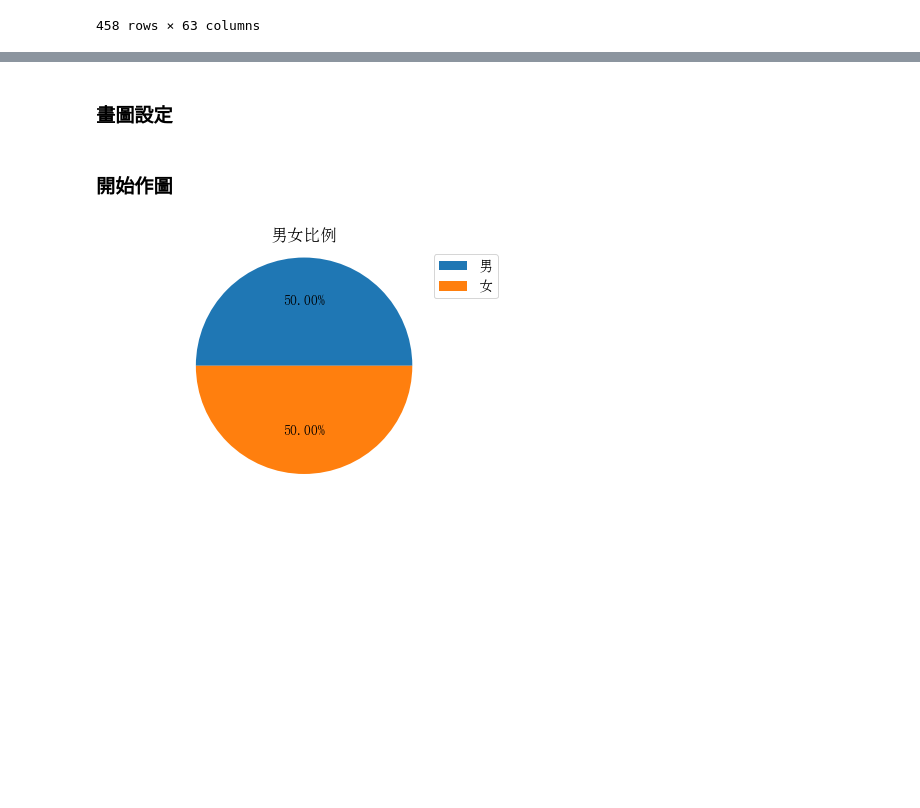
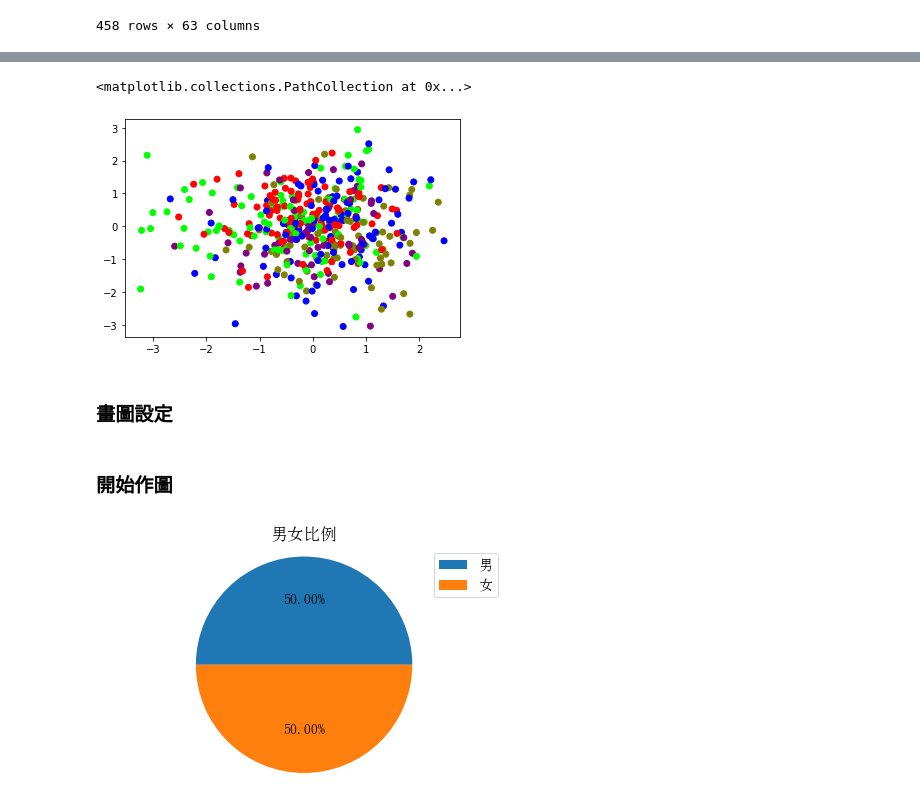
Before and after one commit to jerrylin0505/Multicovariance, a Jupyter notebook: Project3/畫圖.ipynb, the cells around one changed output, grey strips where cells are left out. Saved outputs shown, nothing was run; the diff lists cells and outputs as text; code cells hidden in the pictures; blank space fills up the shorter version.

```diff
--- a/Project3/畫圖.ipynb
+++ b/Project3/畫圖.ipynb
@@ -37,0 +46,3 @@ picture["Count"] = 1
+# %%
+fca_data = df.iloc[:,49:62]
+fca_data
@@ -37,0 +63,12 @@ picture["Count"] = 1
+# %%
+# 我們只要最大的兩個主成分。scikit-learn 會自動幫我們
+# 依照 eigenvalue 的大小排序共變異數矩陣的 eigenvectors
+n_components = 2
+random_state = 9527
+pca = PCA(n_components=n_components,
+          random_state=random_state)
+# %%
+New_fca_data = pca.fit_transform(fca_data)
+New_fca_data = pd.DataFrame(New_fca_data)
+New_fca_data["QCL_1"]= df["QCL_1"]
+New_fca_data
@@ -38,3 +105,9 @@ picture["Count"] = 1
+# %%
+plt.scatter(fca_data.iloc[:, 0], fca_data.iloc[:, 3], c=New_fca_data.iloc[:, 2], cmap='brg')
+# plt.axis('equal')
+# %% [output]
+<matplotlib.collections.PathCollection at 0x...>
+[figure, added]
 # %% [markdown]
 ### 畫圖設定
 # %%
```
Also changed, not shown: parts of 9 cells of this notebook, 12 other files.
